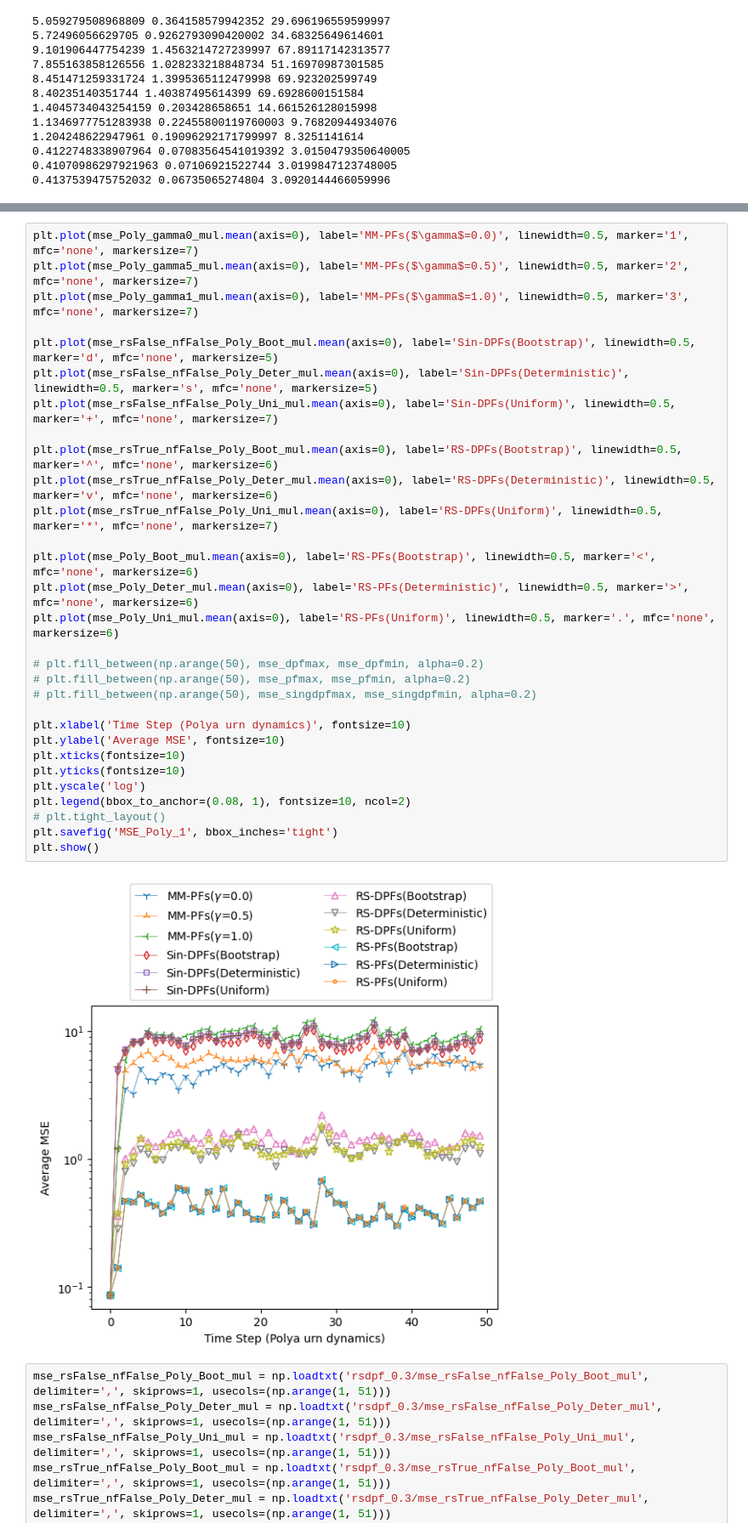
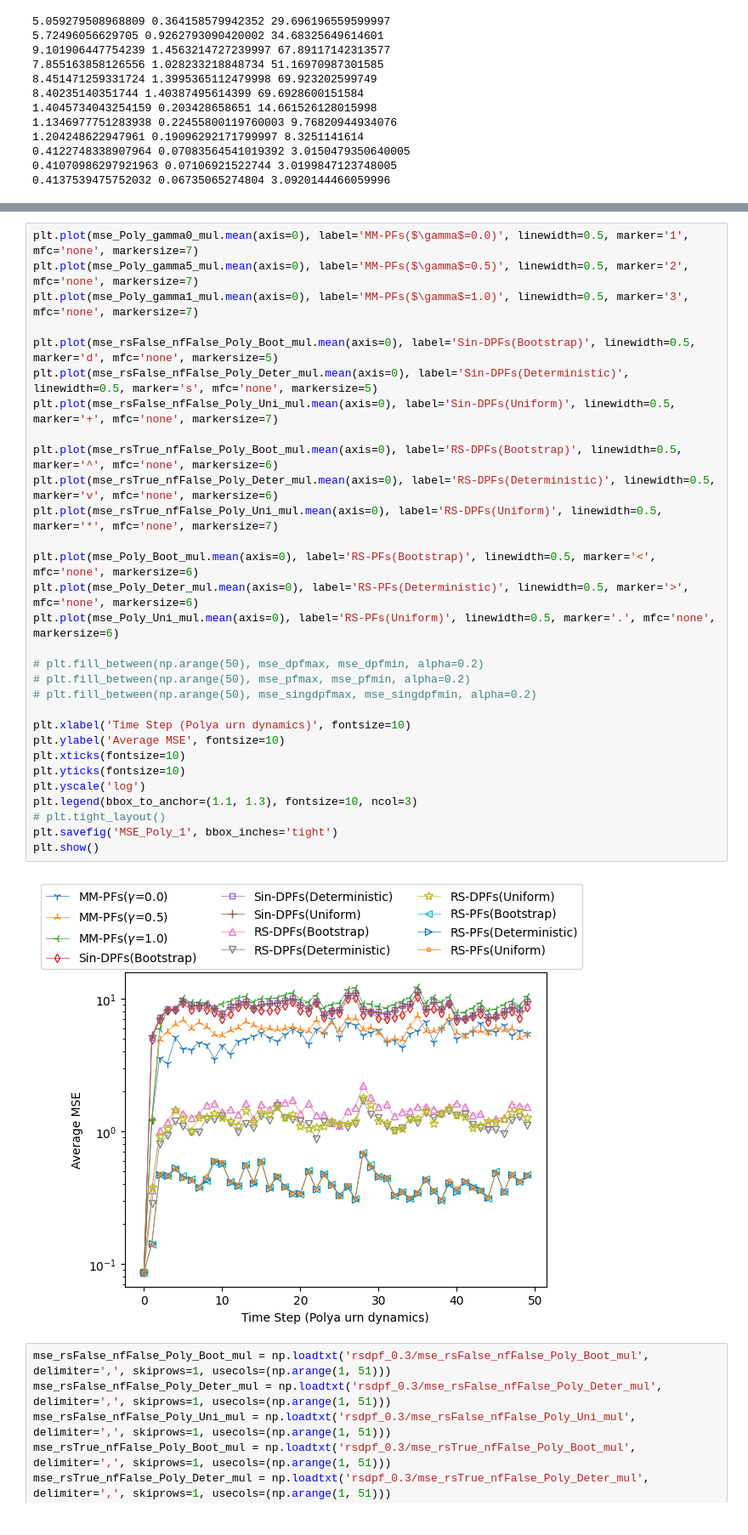
Before and after one commit to WickhamLi/RS-DBPF, a Jupyter notebook: results/Figures.ipynb, the cells around one changed output, grey strips where cells are left out. Shown at 85% size. Drawn from its saved outputs; the diff is of its cells as text.

```diff
--- a/results/Figures.ipynb
+++ b/results/Figures.ipynb
@@ -68,35 +102,35 @@ print(mse_Poly_Uni_mul.mean(), mse_Poly_Uni_mul.mean(axis=1).min(), mse_Poly_Uni
 # %%
 plt.plot(mse_Poly_gamma0_mul.mean(axis=0), label='MM-PFs($\gamma$=0.0)', linewidth=0.5, marker='1', mfc='none', markersize=7)
 plt.plot(mse_Poly_gamma5_mul.mean(axis=0), label='MM-PFs($\gamma$=0.5)', linewidth=0.5, marker='2', mfc='none', markersize=7)
 plt.plot(mse_Poly_gamma1_mul.mean(axis=0), label='MM-PFs($\gamma$=1.0)', linewidth=0.5, marker='3', mfc='none', markersize=7)
 
 plt.plot(mse_rsFalse_nfFalse_Poly_Boot_mul.mean(axis=0), label='Sin-DPFs(Bootstrap)', linewidth=0.5, marker='d', mfc='none', markersize=5)
 plt.plot(mse_rsFalse_nfFalse_Poly_Deter_mul.mean(axis=0), label='Sin-DPFs(Deterministic)', linewidth=0.5, marker='s', mfc='none', markersize=5)
 plt.plot(mse_rsFalse_nfFalse_Poly_Uni_mul.mean(axis=0), label='Sin-DPFs(Uniform)', linewidth=0.5, marker='+', mfc='none', markersize=7)
 
 plt.plot(mse_rsTrue_nfFalse_Poly_Boot_mul.mean(axis=0), label='RS-DPFs(Bootstrap)', linewidth=0.5, marker='^', mfc='none', markersize=6)
 plt.plot(mse_rsTrue_nfFalse_Poly_Deter_mul.mean(axis=0), label='RS-DPFs(Deterministic)', linewidth=0.5, marker='v', mfc='none', markersize=6)
 plt.plot(mse_rsTrue_nfFalse_Poly_Uni_mul.mean(axis=0), label='RS-DPFs(Uniform)', linewidth=0.5, marker='*', mfc='none', markersize=7)
 
 plt.plot(mse_Poly_Boot_mul.mean(axis=0), label='RS-PFs(Bootstrap)', linewidth=0.5, marker='<', mfc='none', markersize=6)
 plt.plot(mse_Poly_Deter_mul.mean(axis=0), label='RS-PFs(Deterministic)', linewidth=0.5, marker='>', mfc='none', markersize=6)
 plt.plot(mse_Poly_Uni_mul.mean(axis=0), label='RS-PFs(Uniform)', linewidth=0.5, marker='.', mfc='none', markersize=6)
 
 # plt.fill_between(np.arange(50), mse_dpfmax, mse_dpfmin, alpha=0.2)
 # plt.fill_between(np.arange(50), mse_pfmax, mse_pfmin, alpha=0.2)
 # plt.fill_between(np.arange(50), mse_singdpfmax, mse_singdpfmin, alpha=0.2)
 
 plt.xlabel('Time Step (Polya urn dynamics)', fontsize=10)
 plt.ylabel('Average MSE', fontsize=10)
 plt.xticks(fontsize=10)
 plt.yticks(fontsize=10)
 plt.yscale('log')
-plt.legend(bbox_to_anchor=(0.08, 1), fontsize=10, ncol=2)
+plt.legend(bbox_to_anchor=(1.1, 1.3), fontsize=10, ncol=3)
 # plt.tight_layout()
 plt.savefig('MSE_Poly_1', bbox_inches='tight')
 plt.show()
 # %% [output]
-[figure, old version]
+[figure, new version]
 # %%
 mse_rsFalse_nfFalse_Poly_Boot_mul = np.loadtxt('rsdpf_0.3/mse_rsFalse_nfFalse_Poly_Boot_mul', delimiter=',', skiprows=1, usecols=(np.arange(1, 51)))
 mse_rsFalse_nfFalse_Poly_Deter_mul = np.loadtxt('rsdpf_0.3/mse_rsFalse_nfFalse_Poly_Deter_mul', delimiter=',', skiprows=1, usecols=(np.arange(1, 51)))
```
Also changed, not shown: parts of 3 cells of this notebook, 14 other files.
